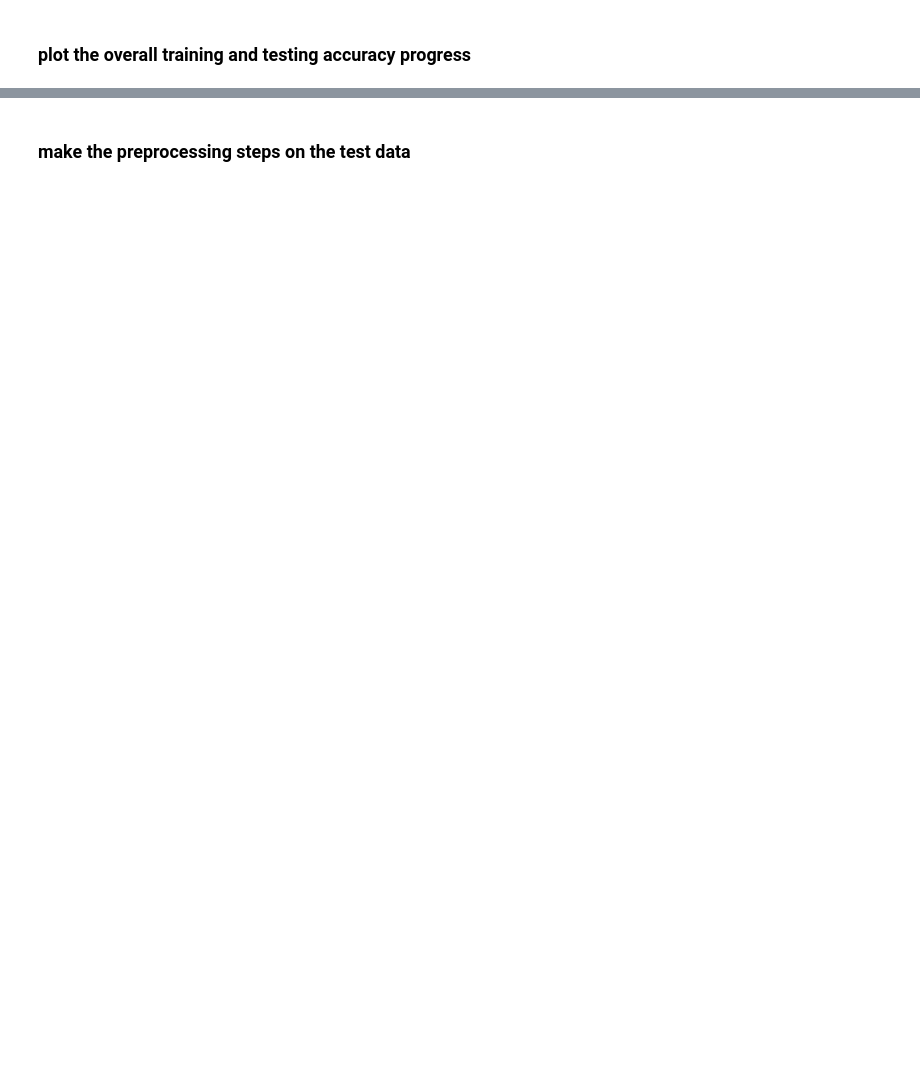
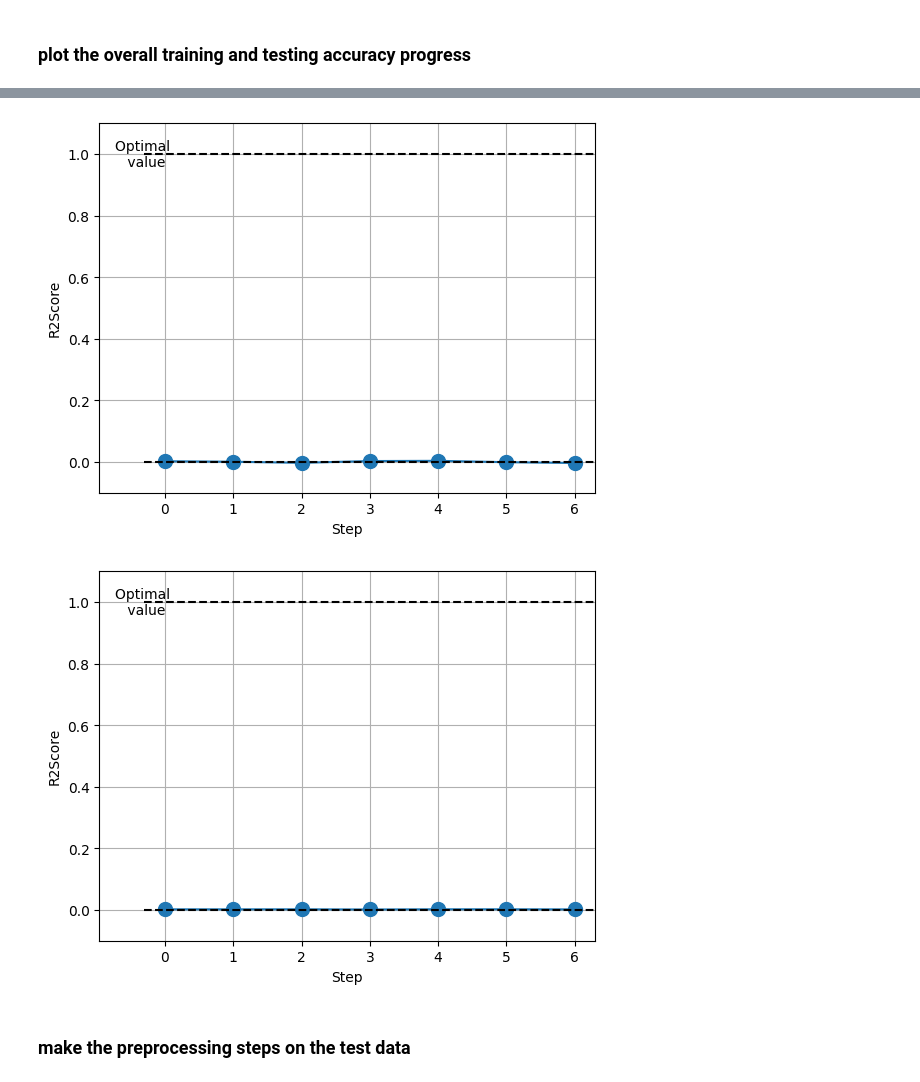
Before and after one commit to salama4ai/AI-project, a Jupyter notebook: PyTorch_model_implementation.ipynb, the cells around one changed output, grey strips where cells are left out. Drawn from its saved outputs; the diff is of its cells as text; code cells hidden in the pictures; blank space fills up the shorter version.

```diff
--- a/PyTorch_model_implementation.ipynb
+++ b/PyTorch_model_implementation.ipynb
@@ -167,17 +186,19 @@ test_set = CollectedData(xtest, ytest)
 # train_set = TensorDataset(train_input, train_labels)
 # # test_set = TensorDataset(test_input, test_labels)
 # %%
-# calculating accuracy
+# initializing R2Score
+r2score = R2Score(num_outputs=1, adjusted=0).to(device)
+
+# calculating evaluation
 @torch.no_grad()
 def calculate_accuracy(model, data_loader):
-    '''this function is to calculate the loss or the error between the true(correct) labels and the predicted labels'''
+    '''this function is to calculate the error between the true(correct) labels and the predicted labels using R2Score pytorch function'''
 
     # Set the model to eval mode while validating
     model.eval()
 
-    # initialize error to zero
-    error = 0
-    num_samples = 0
+    # initialize error and sample-counts to zero
+    error = []
 
     # starting the loop over data
     for data, labels in data_loader:
@@ -187,21 +208,19 @@ def calculate_accuracy(model, data_loader):
 
         # transfering labels to cuda
         labels = labels.to(device=device)
+        # print('label=', labels.shape)
 
         # get the model predictions of the given data
         preds = model(data)
 
-        # increase number of samples by the new tested samples
-        num_samples += len(labels)
-
         # increase the error by the new error of the tested samples
-        error += r2_score(labels, preds)
+        error = r2score(preds.reshape(-1), labels)
 
     # return the model to the train mode.
     model.train()
 
-    # return the result
-    return error
+    # return the error result
+    return error.mean()
 # %%
 class network(nn.Module):
     '''create the structure of the model'''
@@ -231,8 +250,8 @@ class network(nn.Module):
         # leaky_relu activation function over the output of the fully connected layed output
         out = F.leaky_relu(self.fc2(out))
 
-        # out = F.leaky_relu(self.fc3(out))
-        # out = F.leaky_relu(self.fc4(out))
+        out = F.leaky_relu(self.fc3(out))
+        out = F.leaky_relu(self.fc4(out))
         # out = F.leaky_relu(self.fc5(out))
         out = ((self.fc6(out)))
         # out = F.softmax((self.fc6(out)), dim=1)
@@ -267,7 +286,7 @@ network(
 # except the model structure which can be adjusted from the previous cell
 
 #the Learning Rate hyperparameter
-lr = 0.5
+lr = 0.005
 
 # loss initializing
 criterion = nn.MSELoss()
@@ -281,10 +300,10 @@ optimizer = torch.optim.Adam(model.parameters(), lr=lr)
 schedular = torch.optim.lr_scheduler.ReduceLROnPlateau(optimizer, factor=1-(1e-15), patience=9e99, verbose=True)
 
 # determine number of calculations
-num_epochs = 3
+num_epochs = 7
 
 # set the batch size
-batch_size = 4096
+batch_size = 512 #4096
 
 #
 train_loader = DataLoader(dataset=train_set, shuffle=True, batch_size=batch_size)
@@ -423,3 +446,9 @@ plt.show()
+# %%
+fig, ax = r2score.plot(result_train_acc)
+fig, ax = r2score.plot(result_test_acc)
+# %% [output]
+[figure, added]
+[figure, added]
 # %% [markdown]
 ### make the preprocessing steps on the test data
 # %%
```
Also changed, not shown: parts of 5 cells of this notebook.
